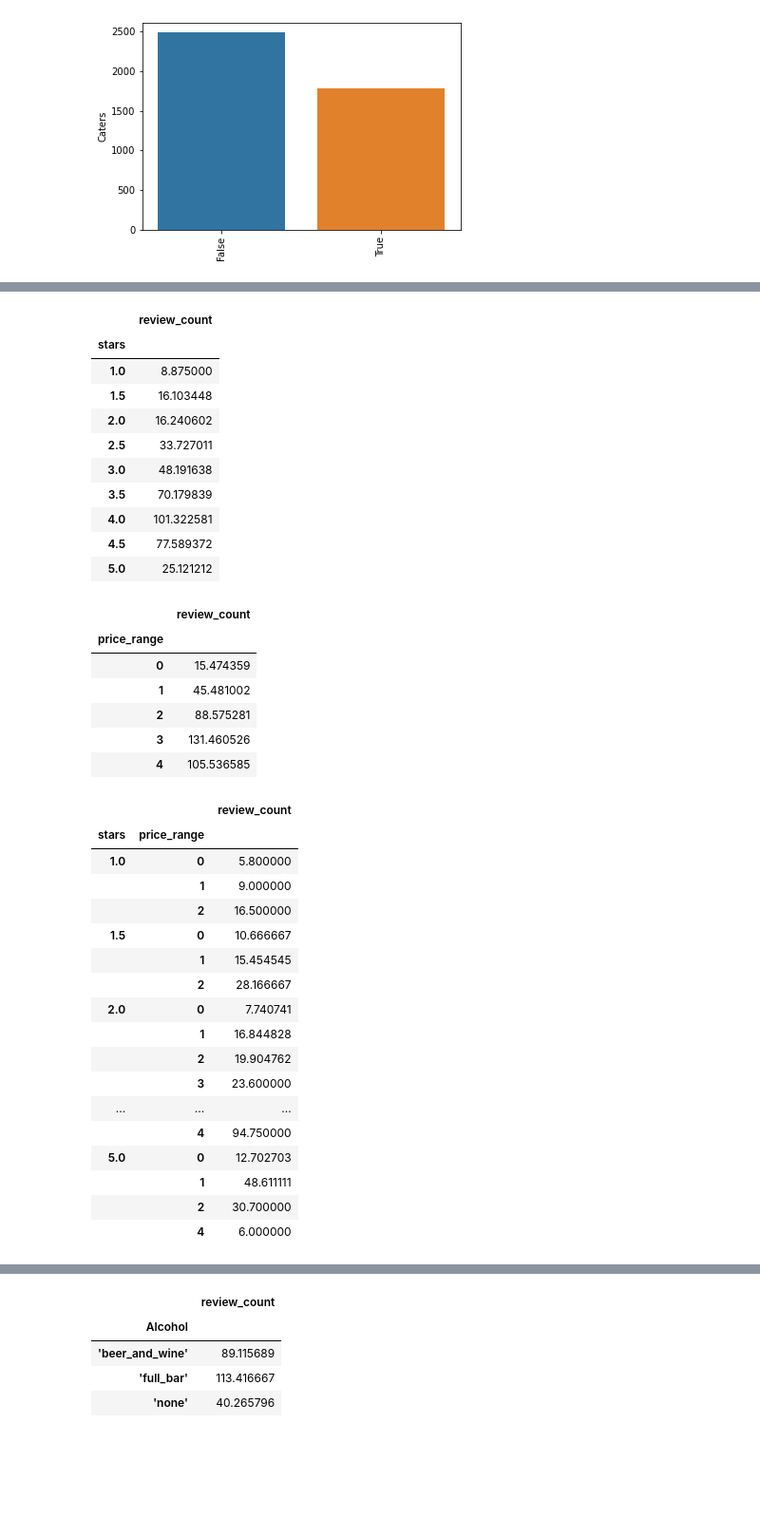
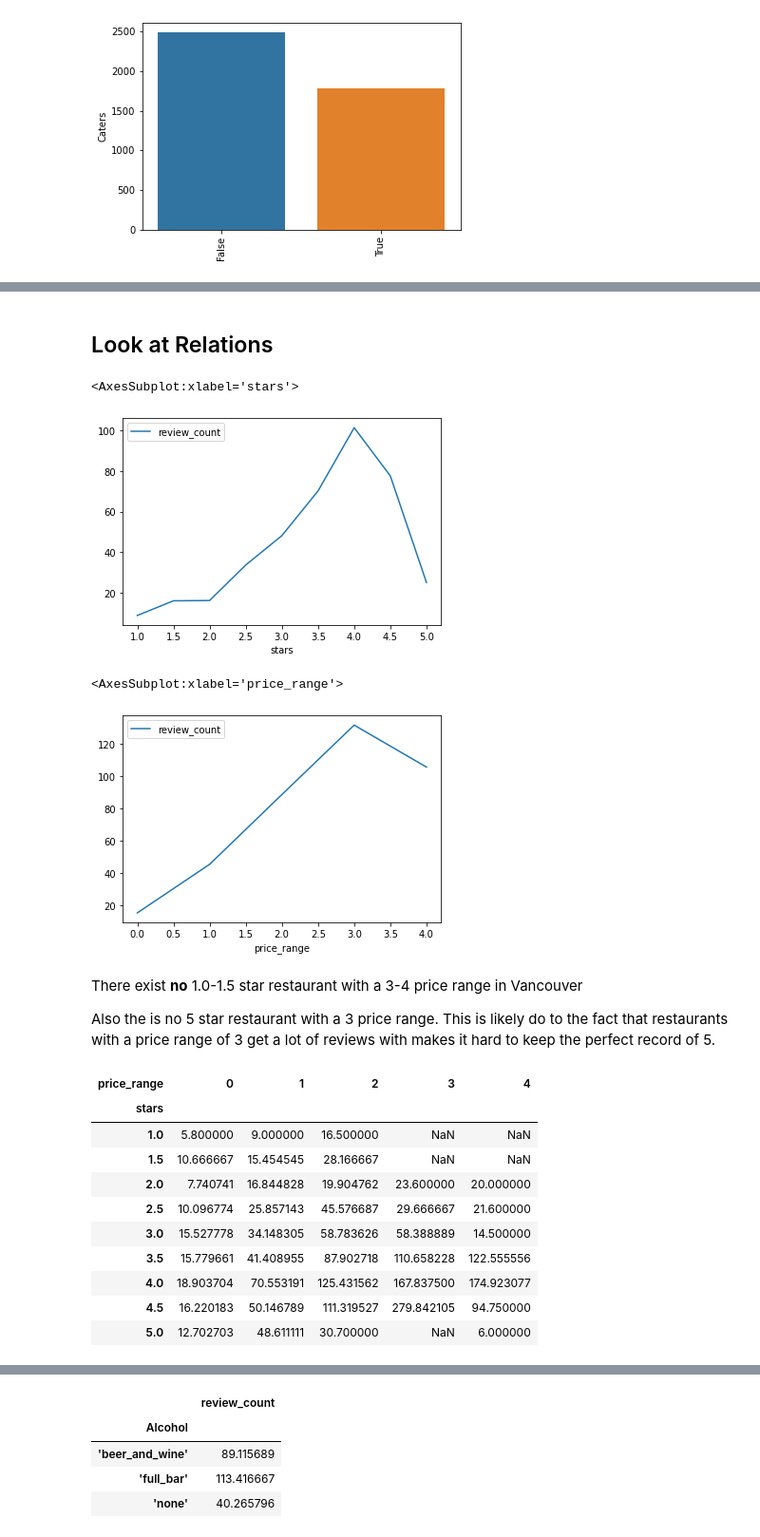
Before and after one commit to BadeJoey/Yelp_Analyser, a Jupyter notebook: data_eda.ipynb, the cells around one changed output, grey strips where cells are left out. Shown at 95% size. Drawn from its saved outputs; the diff is of its cells as text; code cells hidden in the pictures; blank space fills up the shorter version.

Commit message:
Cleaning up some charts

```diff
--- a/data_eda.ipynb
+++ b/data_eda.ipynb
@@ -350,45 +212,34 @@ for i in ['postal_code']:
+# %% [markdown]
+## Look at Relations
 # %%
-pd.pivot_table(df, index = 'stars', values = 'review_count')
+temp = pd.pivot_table(df, index = 'stars', values = 'review_count')
+sns.lineplot(data=temp)
 # %% [output]
-|  | review_count |
-| stars |  |
-| 1.0 | 8.875000 |
-| 1.5 | 16.103448 |
-| 2.0 | 16.240602 |
-| 2.5 | 33.727011 |
-| 3.0 | 48.191638 |
-| 3.5 | 70.179839 |
-| 4.0 | 101.322581 |
-| 4.5 | 77.589372 |
-| 5.0 | 25.121212 |
+<AxesSubplot:xlabel='stars'>
+[figure, added]
 # %%
-pd.pivot_table(df, index = 'price_range', values = 'review_count')
+temp = pd.pivot_table(df, index = 'price_range', values = 'review_count')
+sns.lineplot(data=temp)
 # %% [output]
-|  | review_count |
-| price_range |  |
-| 0 | 15.474359 |
-| 1 | 45.481002 |
-| 2 | 88.575281 |
-| 3 | 131.460526 |
-| 4 | 105.536585 |
+<AxesSubplot:xlabel='price_range'>
+[figure, added]
+# %% [markdown]
+There exist __no__ 1.0-1.5 star restaurant with a 3-4 price range in Vancouver
+
+Also the is no 5 star restaurant with a 3 price range. This is likely do to the fact that restaurants with a price range of 3 get a lot of reviews with makes it hard to keep the perfect record of 5.
 # %%
-pd.pivot_table(df, index = ['stars', 'price_range'], values = 'review_count')
+piv_3 = pd.pivot_table(df, index = ['stars', 'price_range'], values = 'review_count')
+piv_3 = piv_3.reset_index().pivot(index="stars", columns="price_range", values="review_count")
+piv_3
 # %% [output]
-|  |  | review_count |
-| stars | price_range |  |
-| 1.0 | 0 | 5.800000 |
-|  | 1 | 9.000000 |
-|  | 2 | 16.500000 |
-| 1.5 | 0 | 10.666667 |
-|  | 1 | 15.454545 |
-|  | 2 | 28.166667 |
-| 2.0 | 0 | 7.740741 |
-|  | 1 | 16.844828 |
-|  | 2 | 19.904762 |
-|  | 3 | 23.600000 |
-| ... | ... | ... |
-|  | 4 | 94.750000 |
-| 5.0 | 0 | 12.702703 |
-|  | 1 | 48.611111 |
-|  | 2 | 30.700000 |
-|  | 4 | 6.000000 |
+| price_range | 0 | 1 | 2 | 3 | 4 |
+| stars |  |  |  |  |  |
+| 1.0 | 5.800000 | 9.000000 | 16.500000 | NaN | NaN |
+| 1.5 | 10.666667 | 15.454545 | 28.166667 | NaN | NaN |
+| 2.0 | 7.740741 | 16.844828 | 19.904762 | 23.600000 | 20.000000 |
+| 2.5 | 10.096774 | 25.857143 | 45.576687 | 29.666667 | 21.600000 |
+| 3.0 | 15.527778 | 34.148305 | 58.783626 | 58.388889 | 14.500000 |
+| 3.5 | 15.779661 | 41.408955 | 87.902718 | 110.658228 | 122.555556 |
+| 4.0 | 18.903704 | 70.553191 | 125.431562 | 167.837500 | 174.923077 |
+| 4.5 | 16.220183 | 50.146789 | 111.319527 | 279.842105 | 94.750000 |
+| 5.0 | 12.702703 | 48.611111 | 30.700000 | NaN | 6.000000 |
```
Also changed, not shown: parts of 48 cells of this notebook.
